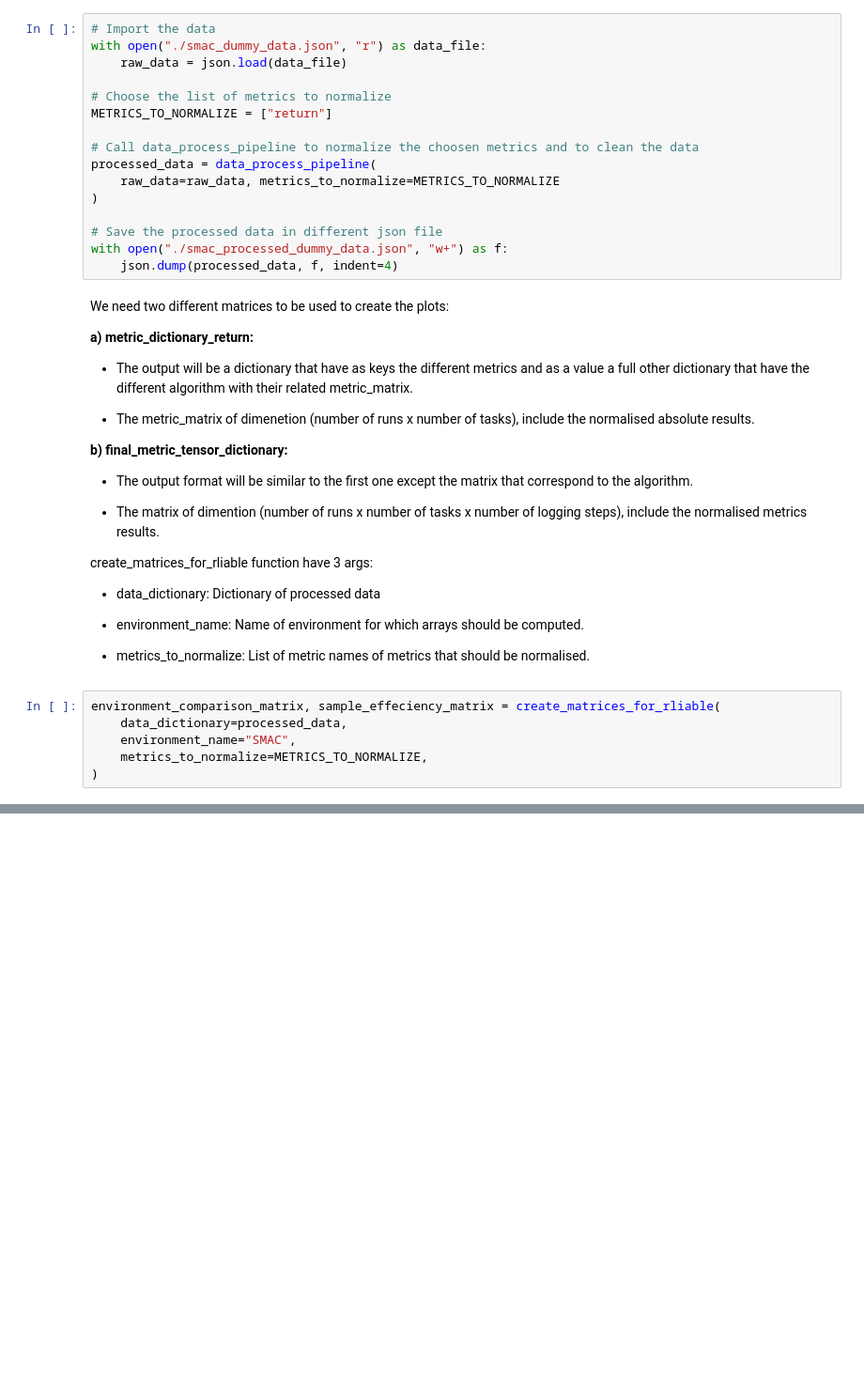
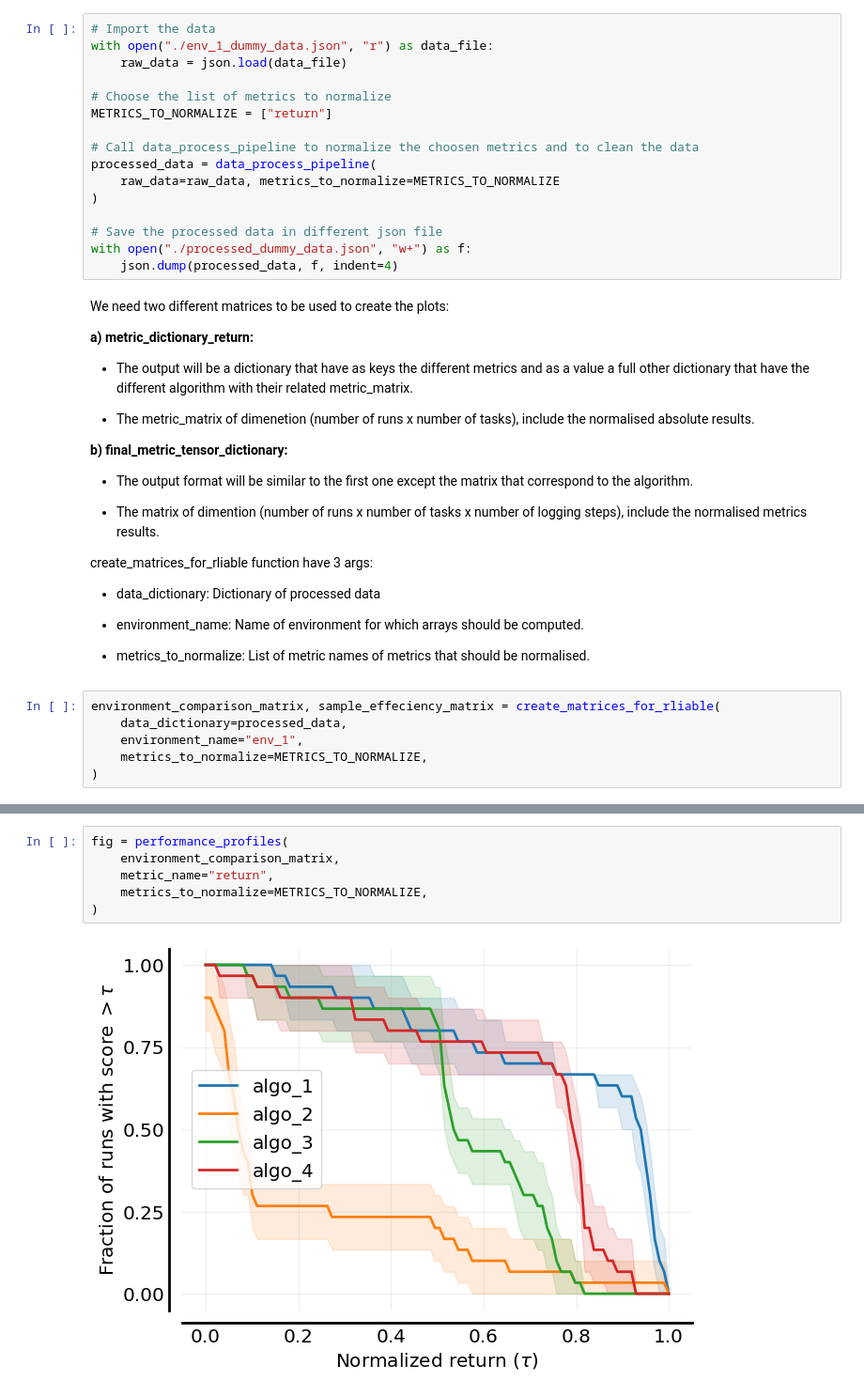
Before and after one commit to instadeepai/marl-eval, a Jupyter notebook: examples/quickstart.ipynb, the cells around one changed output, grey strips where cells are left out. Shown: that part at 94% size. Drawn from its saved outputs; the diff is of its cells as text; blank space fills up the shorter version.

```diff
--- a/examples/quickstart.ipynb
+++ b/examples/quickstart.ipynb
@@ -39,7 +41,7 @@ Second, we import the json file, run the processing pipeline that will help to c
 In case, you don't have data and you want to test the tools, you can run generate_dummy_smac_data to generate some data
 # %%
 # Import the data
-with open("./smac_dummy_data.json", "r") as data_file:
+with open("./env_1_dummy_data.json", "r") as data_file:
     raw_data = json.load(data_file)
 
 # Choose the list of metrics to normalize
@@ -51,7 +53,7 @@ processed_data = data_process_pipeline(
 )
 
 # Save the processed data in different json file
-with open("./smac_processed_dummy_data.json", "w+") as f:
+with open("./processed_dummy_data.json", "w+") as f:
     json.dump(processed_data, f, indent=4)
 # %% [markdown]
 We need two different matrices to be used to create the plots:
@@ -78,6 +80,6 @@ create_matrices_for_rliable function have 3 args:
 # %%
 environment_comparison_matrix, sample_effeciency_matrix = create_matrices_for_rliable(
     data_dictionary=processed_data,
-    environment_name="SMAC",
+    environment_name="env_1",
     metrics_to_normalize=METRICS_TO_NORMALIZE,
 )
@@ -83,0 +96,8 @@ environment_comparison_matrix, sample_effeciency_matrix = create_matrices_for_rl
+# %%
+fig = performance_profiles(
+    environment_comparison_matrix,
+    metric_name="return",
+    metrics_to_normalize=METRICS_TO_NORMALIZE,
+)
+# %% [output]
+[figure, added]
```
Also changed, not shown: parts of 10 cells of this notebook, 1 other file.
